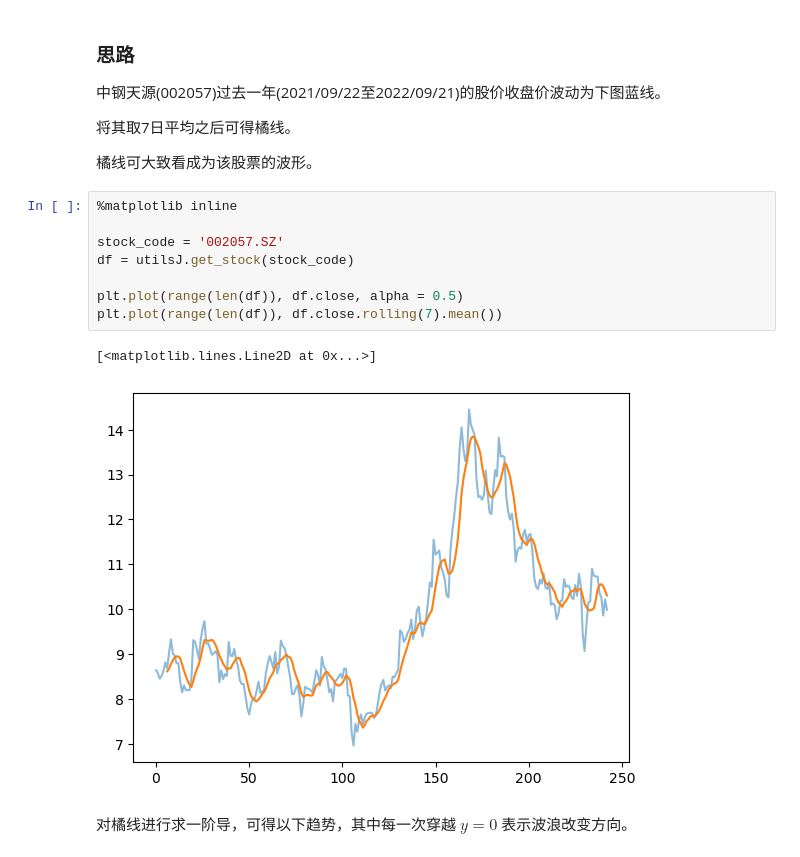
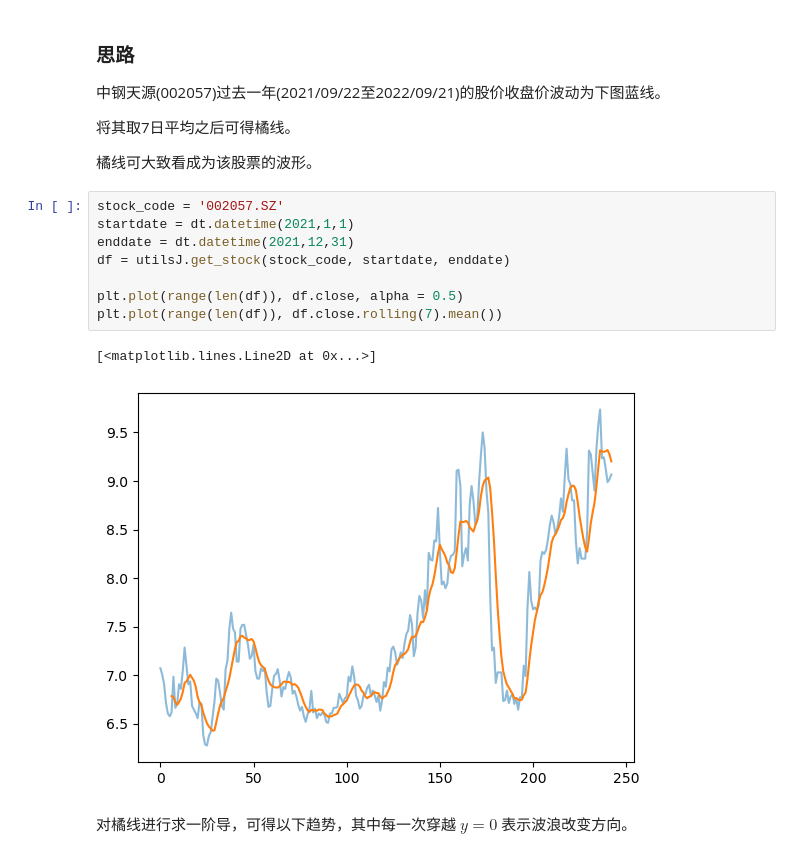
Before and after one commit to CataphractLi/BacktraderStudy, a Jupyter notebook: [done]波浪理论.ipynb, the cells around one changed output. Cells and saved outputs as stored; diff of their text form.

```diff
--- a/[done]波浪理论.ipynb
+++ b/[done]波浪理论.ipynb
@@ -31,16 +31,16 @@ import utilsJ
 
 橘线可大致看成为该股票的波形。
 # %%
-%matplotlib inline
-
 stock_code = '002057.SZ'
-df = utilsJ.get_stock(stock_code)
+startdate = dt.datetime(2021,1,1)
+enddate = dt.datetime(2021,12,31)
+df = utilsJ.get_stock(stock_code, startdate, enddate)
 
 plt.plot(range(len(df)), df.close, alpha = 0.5)
 plt.plot(range(len(df)), df.close.rolling(7).mean())
 # %% [output]
 [<matplotlib.lines.Line2D at 0x...>]
-[figure, old version]
+[figure, new version]
 # %% [markdown]
 对橘线进行求一阶导，可得以下趋势，其中每一次穿越 $y=0$ 表示波浪改变方向。
 # %%
```
Also changed, not shown: parts of 4 cells of this notebook, 7 other files.
